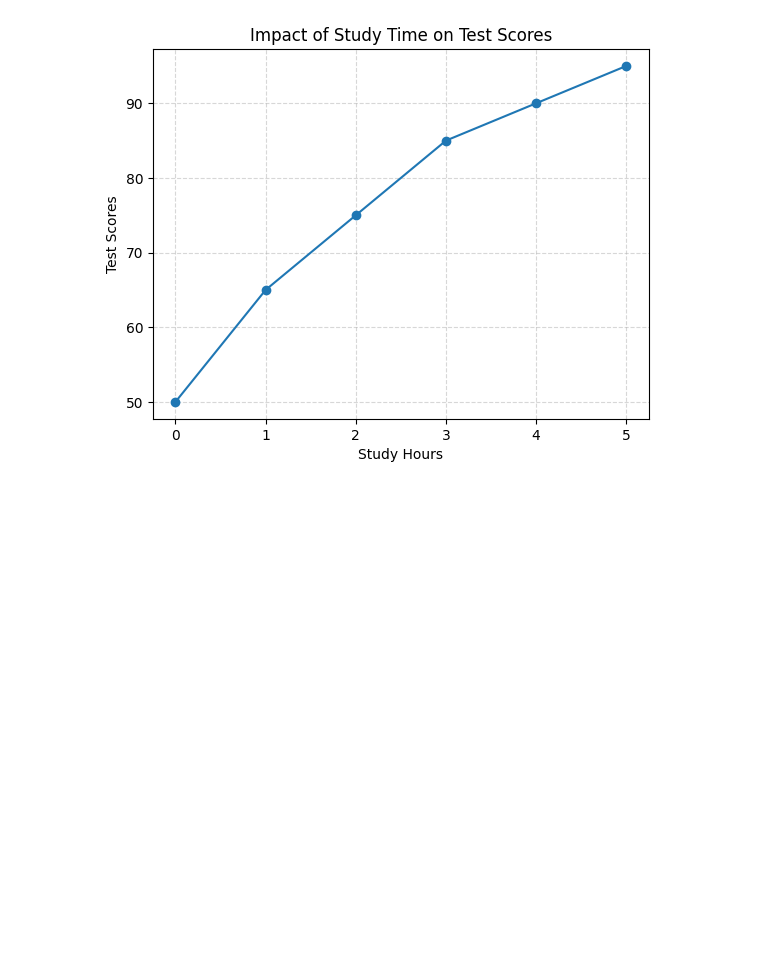
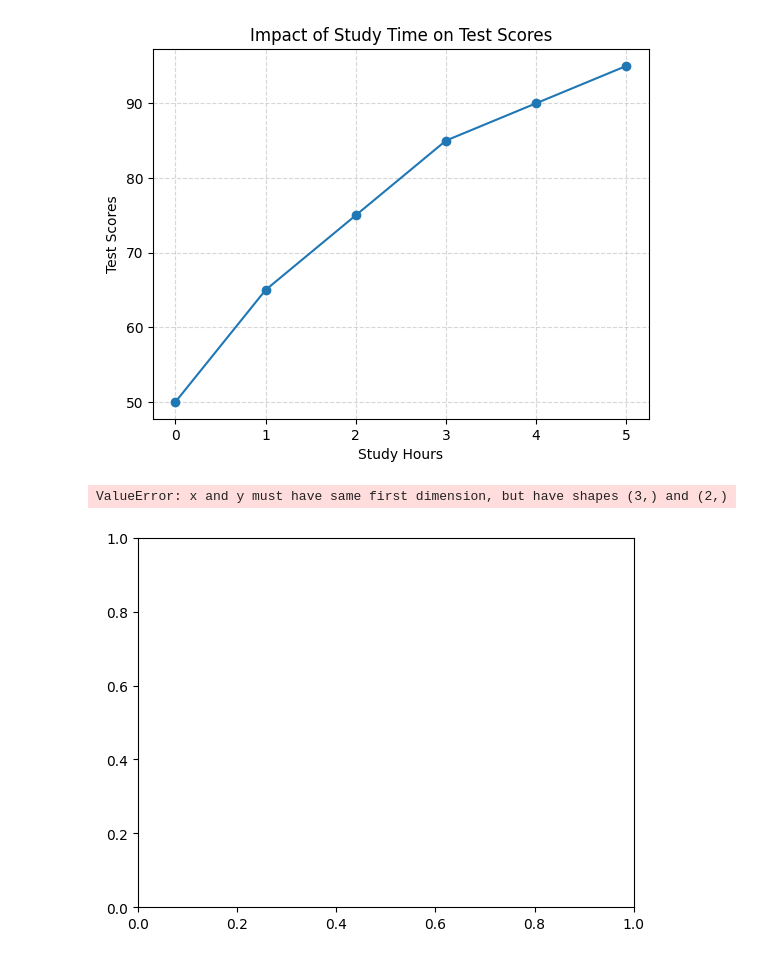
Before and after one commit to ivycollegiate-development/v2-51-plotting-with-formulas-comp_math, a Jupyter notebook: MrJones/MrJones_v2.ipynb, the cells around one changed output. Cells and saved outputs as stored; diff of their text form; code cells hidden in the pictures; blank space fills up the shorter version.

```diff
--- a/MrJones/MrJones_v2.ipynb
+++ b/MrJones/MrJones_v2.ipynb
@@ -37,6 +36,9 @@ plt.savefig('study_plot.svg')
 # %%
 import matplotlib.pyplot as plt
 x = [1, 2, 3]
-y = [1, 2]
+y = [1, 2,]
 plt.plot(x, y)
 plt.show()
+# %% [output]
+ValueError: x and y must have same first dimension, but have shapes (3,) and (2,)
+[figure, added]
```
Also changed, not shown: parts of 1 cell of this notebook.
